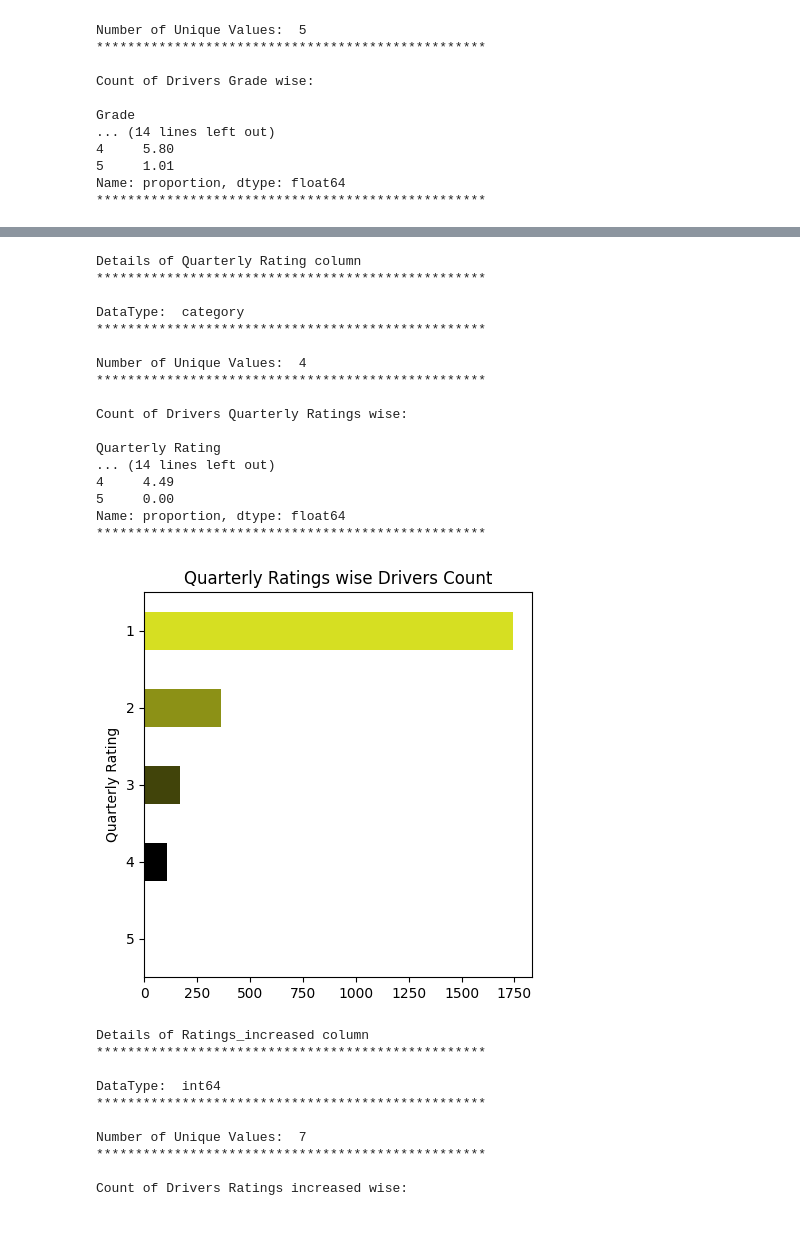
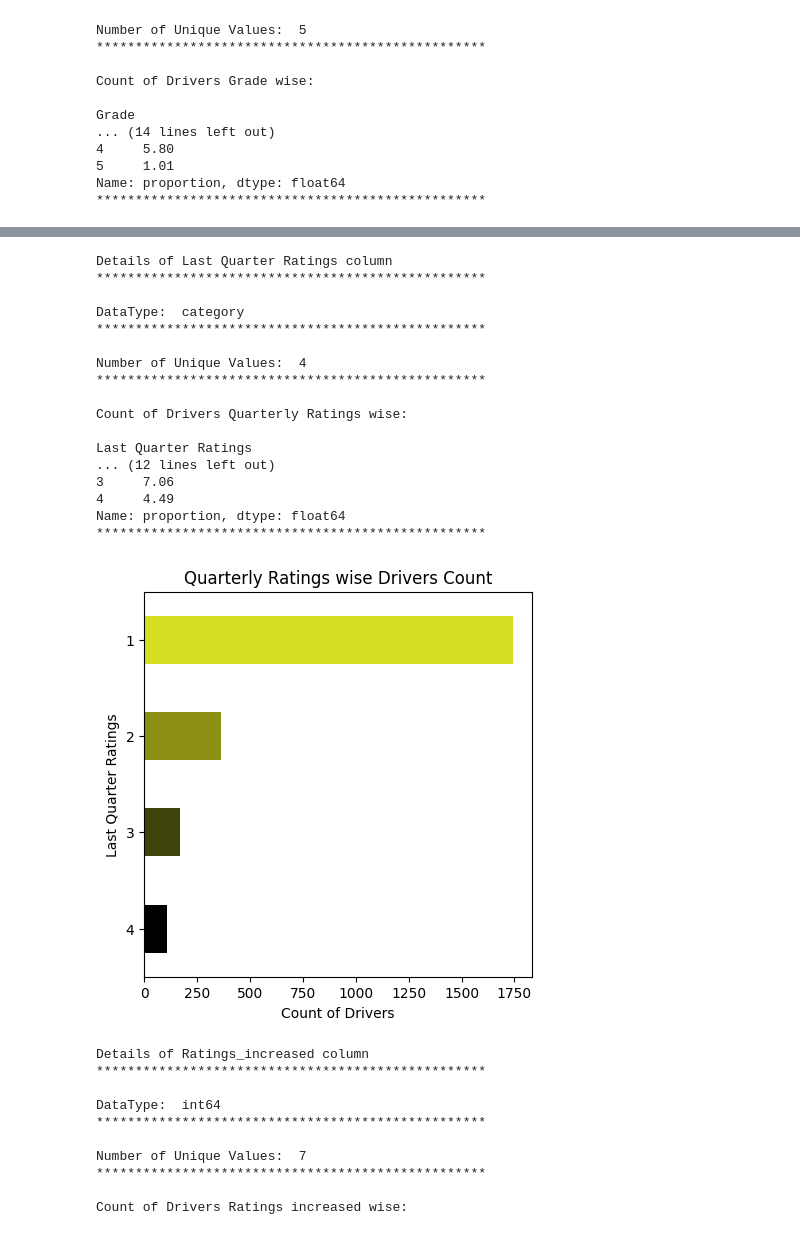
Before and after one commit to shamabansal17/Predicting_Driver_Attrition, a Jupyter notebook: Ola_ensemble_Shama.ipynb, the cells around one changed output, grey strips where cells are left out. Drawn from its saved outputs; the diff is of its cells as text; code cells hidden in the pictures.

```diff
--- a/Ola_ensemble_Shama.ipynb
+++ b/Ola_ensemble_Shama.ipynb
@@ -374,8 +461,13 @@ dtype: int64
 # %%
+# @title *Converting categorial features to same datatype*
 df['Gender']=df['Gender'].astype('category')
 df['Education_Level']=pd.Categorical(df['Education_Level'],
                                categories=[0,1,2],
                                ordered=True)
-df['Joining Designation']=df['Joining Designation'].astype('category')      # dont know if 1 is upper designation or 2
-df['Grade']=df['Grade'].astype('category')
+df['Joining Designation']=pd.Categorical(df['Joining Designation'],
+                               categories=[1,2,3,4,5],
+                               ordered=True)
+df['Grade']=pd.Categorical(df['Grade'],
+                               categories=[1,2,3,4,5],
+                               ordered=True)
 # %%
@@ -440,5 +552,5 @@ df['Churn']=np.where(df['LastWorkingDate'].isna(),0,1)
 # df.drop(columns=['next_rating','next_Income'],inplace=True)
 # %%
 df['Quarterly Rating']=pd.Categorical(df['Quarterly Rating'],
-                               categories=[1,2,3,4,5],
+                               categories=[1,2,3,4],
                                ordered=True)
@@ -627,5 +741,7 @@ aggfunction={'Reporting_month':'last',
              'Churn':'last'}
 # %%
 df_agg=df.groupby('Driver_ID').agg(aggfunction).reset_index()
-df_agg.head(20)
+df_agg.rename(columns={'Reporting_month':'Last_Reporting_month',
+                       'Quarterly Rating':'Last Quarter Ratings'},inplace=True)
+df_agg.head()
 # %% [output]
@@ -702,5 +837,8 @@ sns.lineplot?
 # %%
-df_agg['Working_months']=df_agg['Reporting_month']-df_agg['Dateofjoining']
+# @title *Feature Engineering*
+
+# Finding the tenure of drivers
+df_agg['Working_months']=df_agg['Last_Reporting_month']-df_agg['Dateofjoining']
 df_agg['Working_months']=(df_agg['Working_months'].dt.days/30).round(2)
 sns.histplot(df_agg['Working_months'],bins=40,color='#D6DF22')
 plt.title('Distribution of Working Months')
@@ -883,7 +1027,8 @@ plt.show()
 # %%
-get_column_details(df_agg,'Quarterly Rating',tittle='Quarterly Ratings')
+# @title *Quarterly Rating Analysis*
+get_column_details(df_agg,'Last Quarter Ratings',tittle='Quarterly Ratings')
 # %% [output]
-Details of Quarterly Rating column
+Details of Last Quarter Ratings column
 **************************************************
 
 DataType:  category
@@ -894,18 +1039,19 @@ Number of Unique Values:  4
 
 Count of Drivers Quarterly Ratings wise:
 
-Quarterly Rating
-... (14 lines left out)
+Last Quarter Ratings
+... (12 lines left out)
+3     7.06
 4     4.49
-5     0.00
 Name: proportion, dtype: float64
 **************************************************
 # %%
 plt.figure(figsize=(5,5))
-df_agg['Quarterly Rating'].value_counts().sort_index().plot(kind='barh',color=cmap_custom(np.linspace(0,1,4)))
+df_agg['Last Quarter Ratings'].value_counts().sort_index().plot(kind='barh',color=cmap_custom(np.linspace(0,1,4)))
 plt.title('Quarterly Ratings wise Drivers Count')
+plt.xlabel('Count of Drivers')
 plt.gca().invert_yaxis()
 plt.show()
 # %% [output]
-[figure, old version]
+[figure, new version]
 # %%
```
Also changed, not shown: parts of 169 cells of this notebook.
